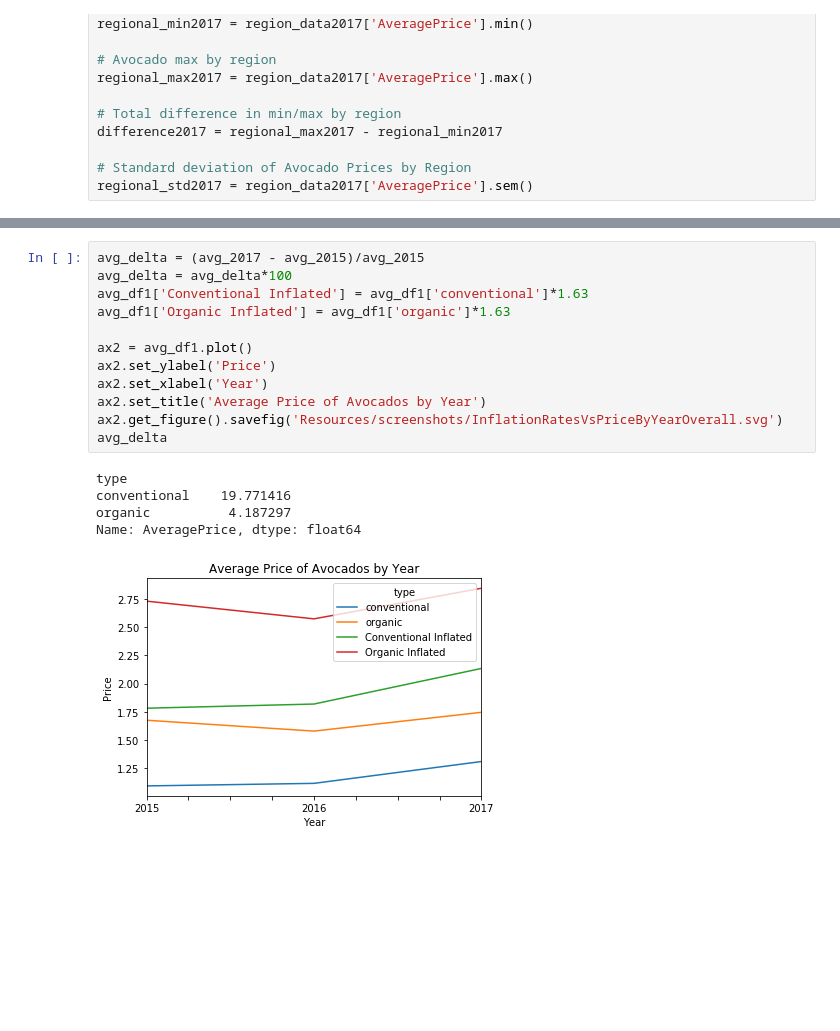
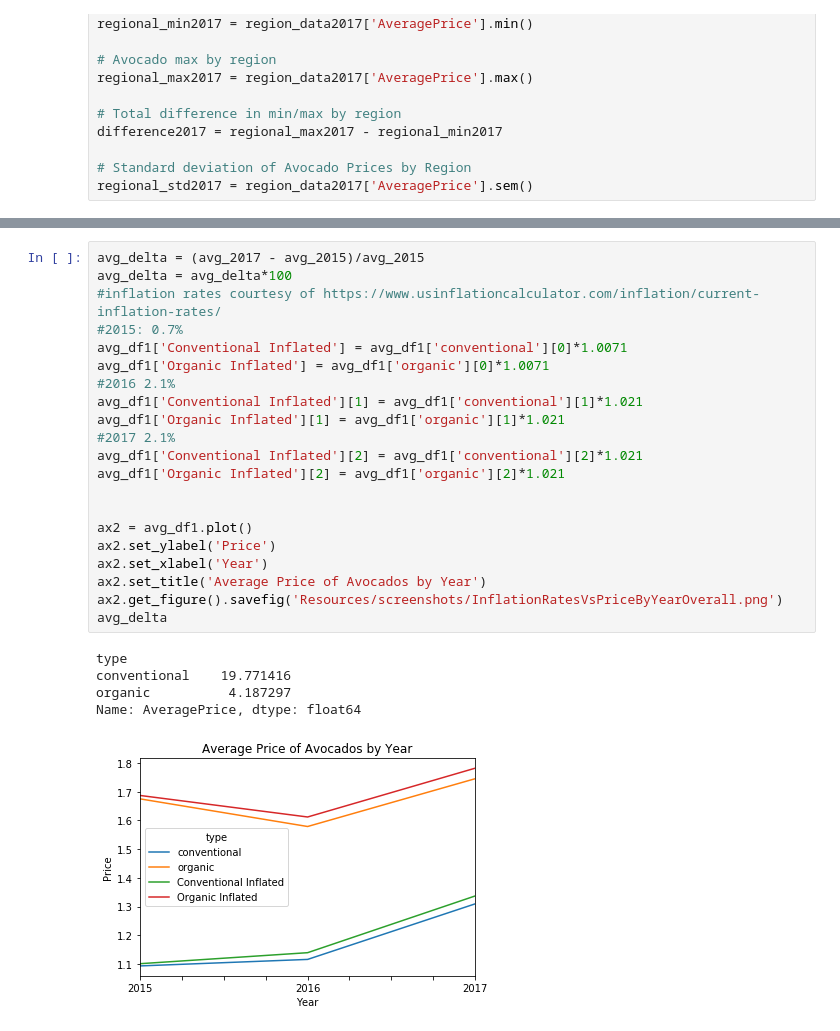
Before and after one commit to lourdesrm/AvocadoMadness, a Jupyter notebook: avocados.ipynb, the cells around one changed output, grey strips where cells are left out. Saved outputs shown, nothing was run; the diff lists cells and outputs as text; blank space fills up the shorter version.

```diff
--- a/avocados.ipynb
+++ b/avocados.ipynb
@@ -674,21 +632,30 @@ Name: Total Volume, dtype: float64
 # %%
 avg_delta = (avg_2017 - avg_2015)/avg_2015
 avg_delta = avg_delta*100
-avg_df1['Conventional Inflated'] = avg_df1['conventional']*1.63
-avg_df1['Organic Inflated'] = avg_df1['organic']*1.63
+#inflation rates courtesy of https://www.usinflationcalculator.com/inflation/current-inflation-rates/
+#2015: 0.7%
+avg_df1['Conventional Inflated'] = avg_df1['conventional'][0]*1.0071
+avg_df1['Organic Inflated'] = avg_df1['organic'][0]*1.0071
+#2016 2.1%
+avg_df1['Conventional Inflated'][1] = avg_df1['conventional'][1]*1.021
+avg_df1['Organic Inflated'][1] = avg_df1['organic'][1]*1.021
+#2017 2.1%
+avg_df1['Conventional Inflated'][2] = avg_df1['conventional'][2]*1.021
+avg_df1['Organic Inflated'][2] = avg_df1['organic'][2]*1.021
+
 
 ax2 = avg_df1.plot()
 ax2.set_ylabel('Price')
 ax2.set_xlabel('Year')
 ax2.set_title('Average Price of Avocados by Year')
-ax2.get_figure().savefig('Resources/screenshots/InflationRatesVsPriceByYearOverall.svg')
+ax2.get_figure().savefig('Resources/screenshots/InflationRatesVsPriceByYearOverall.png')
 avg_delta
 # %% [output]
 type
 conventional    19.771416
 organic          4.187297
 Name: AveragePrice, dtype: float64
-[figure, old version]
+[figure, new version]
 # %%
 avg_df2 = avg_df1
 avg_df2 = avg_df2.drop('organic',1)
```
Also changed, not shown: parts of 25 cells of this notebook, 33 other files.
